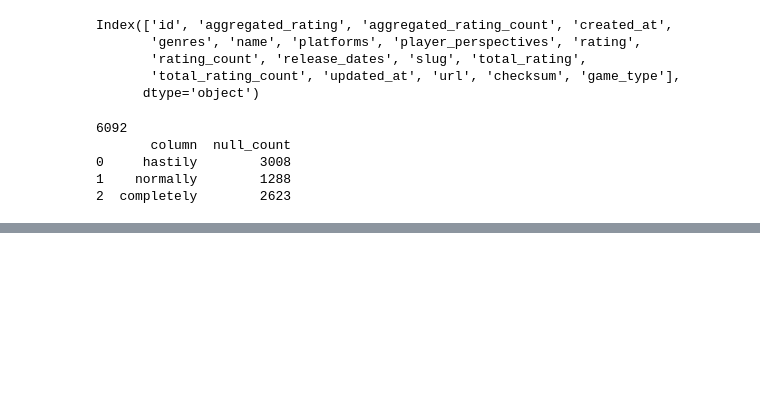
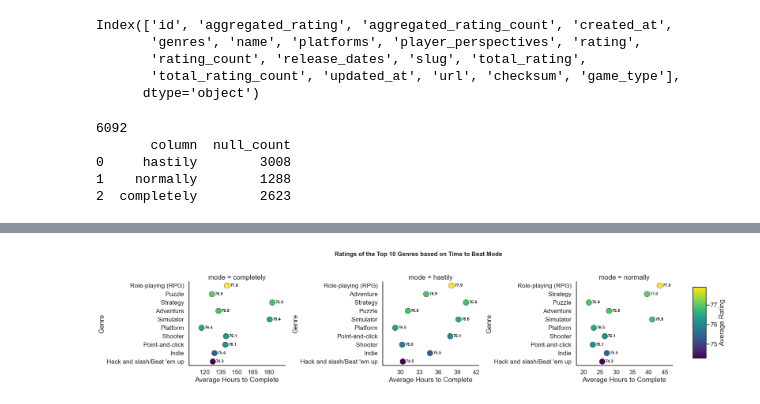
Before and after one commit to grantstarnes/h501-group6, a Jupyter notebook: videogame_null_analysis.ipynb, the cells around one changed output, grey strips where cells are left out. Drawn from its saved outputs; the diff is of its cells as text; code cells hidden in the pictures; blank space fills up the shorter version.

```diff
--- a/videogame_null_analysis.ipynb
+++ b/videogame_null_analysis.ipynb
@@ -95,6 +101,6 @@ print(null_df)
 # %%
 # Fill nulls with average for numeric columns
 for col in ['hastily', 'normally', 'completely']:
-    if col in time_to_beats.columns:
+    if col in time_to_beat.columns:
         avg_value = time_to_beat[col].mean()
         time_to_beat[col] = time_to_beat[col].fillna(avg_value)
@@ -105,0 +107,10 @@ Index: []
+# %%
+# Merging all the tables into one so we can conduct analysis
+
+merged_df = (
+    games
+    .merge(time_to_beat, left_on='id', right_on = 'game_id', how='left')
+    .merge(popularity_data, left_on='game_id', right_on = 'game_id', how='left')
+)
+
+print(merged_df.head())
@@ -105,0 +215,70 @@ Index: []
+# %%
+# Creating the Visualization
+
+# --- make a copy and round ONCE at source ---
+plot_df = agg[agg["genre_label"].isin(top_genres)].copy()
+plot_df["mean_hours_r"]  = np.around(plot_df["mean_hours"].values,  1)
+plot_df["mean_rating_r"] = np.around(plot_df["mean_rating"].values, 1)
+
+# Precompute roomy x-limits for each mode (with padding)
+pad_ratio = 0.18
+xlims = {}
+for m, sub in plot_df.groupby("mode"):
+    lo = float(sub["mean_hours_r"].min())
+    hi = float(sub["mean_hours_r"].max())
+    span = max(hi - lo, 1.0)
+    pad = max(span * pad_ratio, 1.0)
+    xlims[m] = (lo - pad, hi + pad)
+
+# Wider facets (aspect>1) and no shared axes
+sns.set_style("white"); sns.set_context("talk")
+g = sns.FacetGrid(plot_df, col="mode", col_wrap=3, height=5, aspect=1.6, sharex=False, sharey=False)
+
+def _facet_scatter(data, **kwargs):
+    # order genres by (rounded) rating desc for THIS facet
+    order = (data.sort_values("mean_rating_r", ascending=False)["genre_label"]
+                .drop_duplicates().tolist())
+    d = data.copy()
+    d["genre_label"] = pd.Categorical(d["genre_label"], categories=order, ordered=True)
+
+    ax = plt.gca()
+    sns.scatterplot(
+        data=d, x="mean_hours_r", y="genre_label",
+        hue="mean_rating_r", palette="viridis", s=220,
+        edgecolor="black", linewidth=0.5, legend=False, ax=ax
+    )
+
+    # rating labels
+    for _, r in d.iterrows():
+        ax.annotate(f"{r['mean_rating_r']:.1f}",
+                    xy=(r["mean_hours_r"], r["genre_label"]),
+                    xytext=(8, 0), textcoords="offset points",
+                    va="center", fontsize=11, fontweight="bold")
+
+    # apply roomy x-limits for this mode
+    mode_here = d["mode"].iloc[0]
+    ax.set_xlim(*xlims.get(mode_here, (None, None)))
+
+    from matplotlib.ticker import MaxNLocator
+    ax.xaxis.set_major_locator(MaxNLocator(nbins=6))
+    sns.despine(ax=ax, top=True, right=True)
+    ax.grid(False)
+    ax.set_xlabel("Average Hours to Complete")
+    ax.set_ylabel("Genre")
+
+g.map_dataframe(_facet_scatter)
+
+# colorbar based on the rounded ratings
+vmin = plot_df["mean_rating_r"].min(); vmax = plot_df["mean_rating_r"].max()
+norm = plt.Normalize(vmin, vmax); sm = plt.cm.ScalarMappable(cmap="viridis", norm=norm); sm.set_array([])
+cbar_ax = g.fig.add_axes([0.92, 0.24, 0.02, 0.52])
+g.fig.colorbar(sm, cax=cbar_ax, label="Average Rating")
+
+# extra breathing room for x-labels and facets
+g.fig.subplots_adjust(bottom=0.28, wspace=0.38)
+g.fig.suptitle("Ratings of the Top 10 Genres based on Time to Beat Mode",
+               y=1.02, fontsize=16, fontweight="bold")
+plt.tight_layout(rect=[0, 0, 0.9, 1])
+plt.show()
+# %% [output]
+[figure, added]
```
Also changed, not shown: parts of 9 cells of this notebook.
